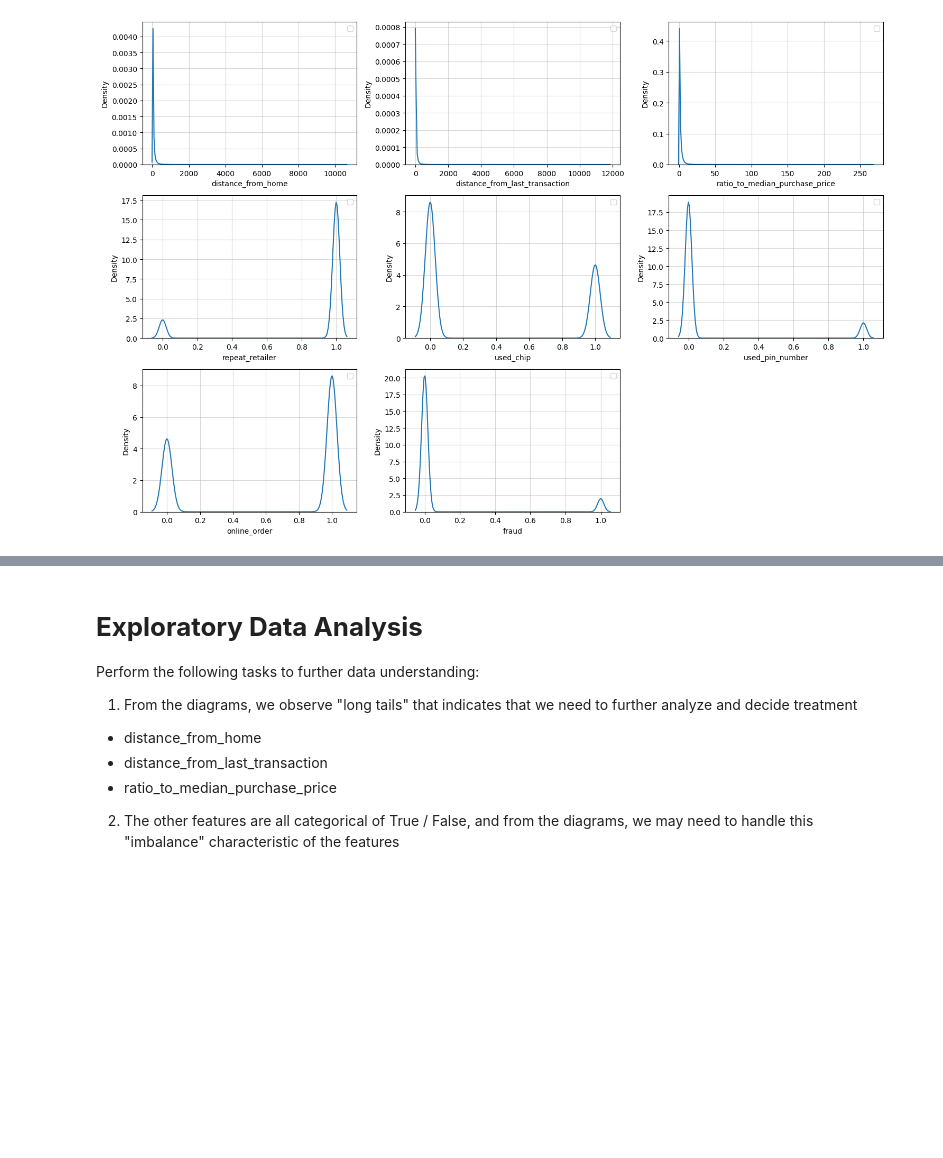
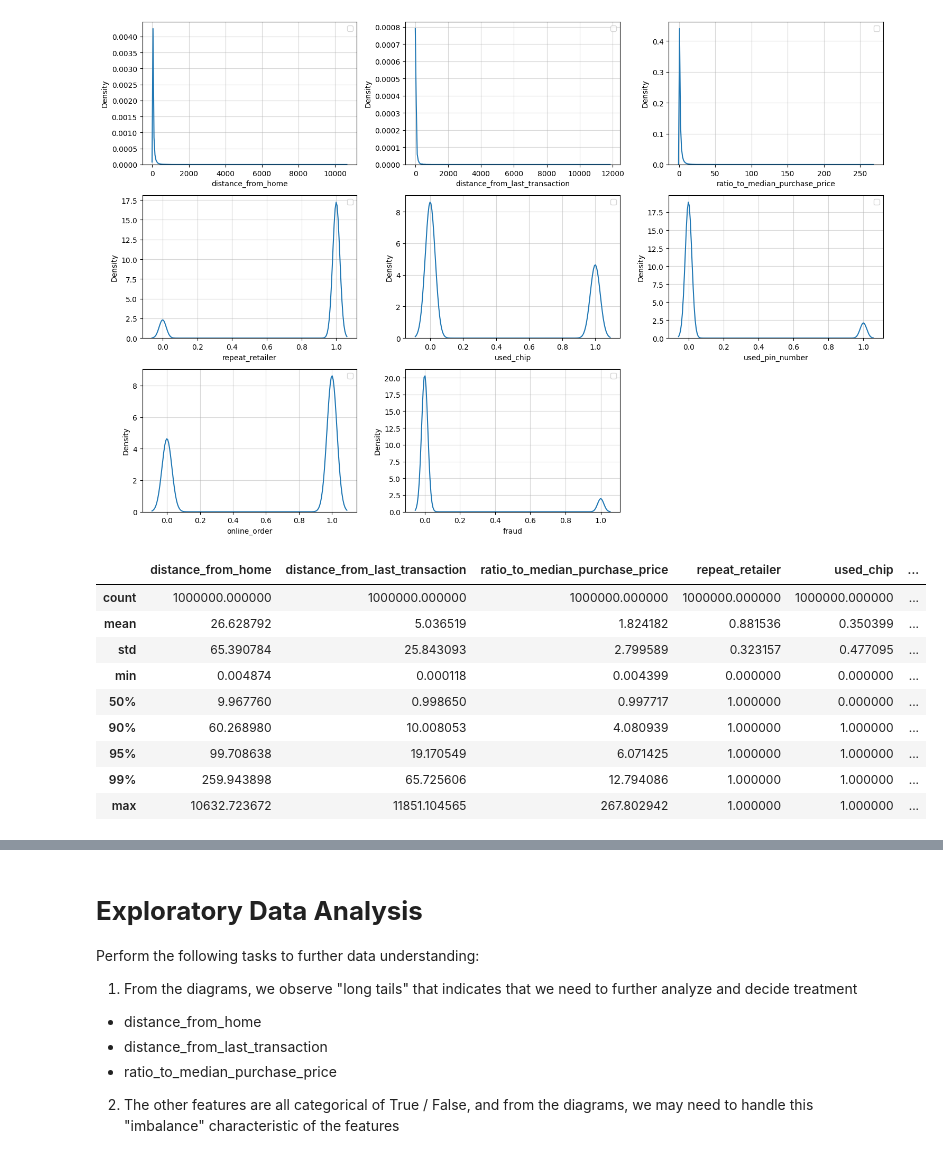
Before and after one commit to project4sharing/exp_credit_card_fraud, a Jupyter notebook: credit_card_fraud.ipynb, the cells around one changed output, grey strips where cells are left out. Drawn from its saved outputs; the diff is of its cells as text; code cells hidden in the pictures; blank space fills up the shorter version.

```diff
--- a/credit_card_fraud.ipynb
+++ b/credit_card_fraud.ipynb
@@ -141,3 +153,16 @@ WARNING:matplotlib.legend:No artists with labels found to put in legend.  Note t
 WARNING:matplotlib.legend:No artists with labels found to put in legend.  Note that artists whose label start with an underscore are ignored when legend() is called with no argument.
 WARNING:matplotlib.legend:No artists with labels found to put in legend.  Note that artists whose label start with an underscore are ignored when legend() is called with no argument.
 [figure]
+# %%
+df_credit_card_fraud_org.describe(include='all', percentiles=[.9, .95, .99])
+# %% [output]
+|  | distance_from_home | distance_from_last_transaction | ratio_to_median_purchase_price | repeat_retailer | used_chip | ... |
+| count | 1000000.000000 | 1000000.000000 | 1000000.000000 | 1000000.000000 | 1000000.000000 | ... |
+| mean | 26.628792 | 5.036519 | 1.824182 | 0.881536 | 0.350399 | ... |
+| std | 65.390784 | 25.843093 | 2.799589 | 0.323157 | 0.477095 | ... |
+| min | 0.004874 | 0.000118 | 0.004399 | 0.000000 | 0.000000 | ... |
+| 50% | 9.967760 | 0.998650 | 0.997717 | 1.000000 | 0.000000 | ... |
+| 90% | 60.268980 | 10.008053 | 4.080939 | 1.000000 | 1.000000 | ... |
+| 95% | 99.708638 | 19.170549 | 6.071425 | 1.000000 | 1.000000 | ... |
+| 99% | 259.943898 | 65.725606 | 12.794086 | 1.000000 | 1.000000 | ... |
+| max | 10632.723672 | 11851.104565 | 267.802942 | 1.000000 | 1.000000 | ... |
```
Also changed, not shown: parts of 3 cells of this notebook.
